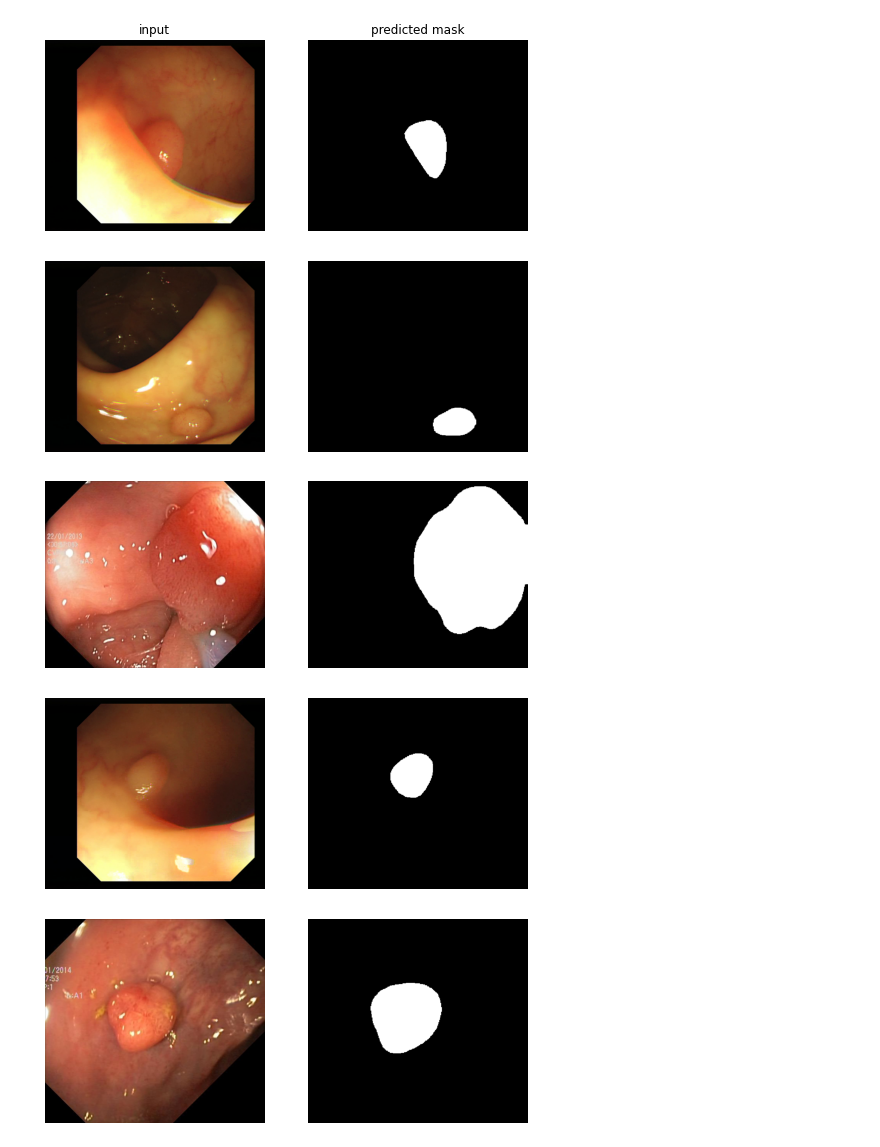
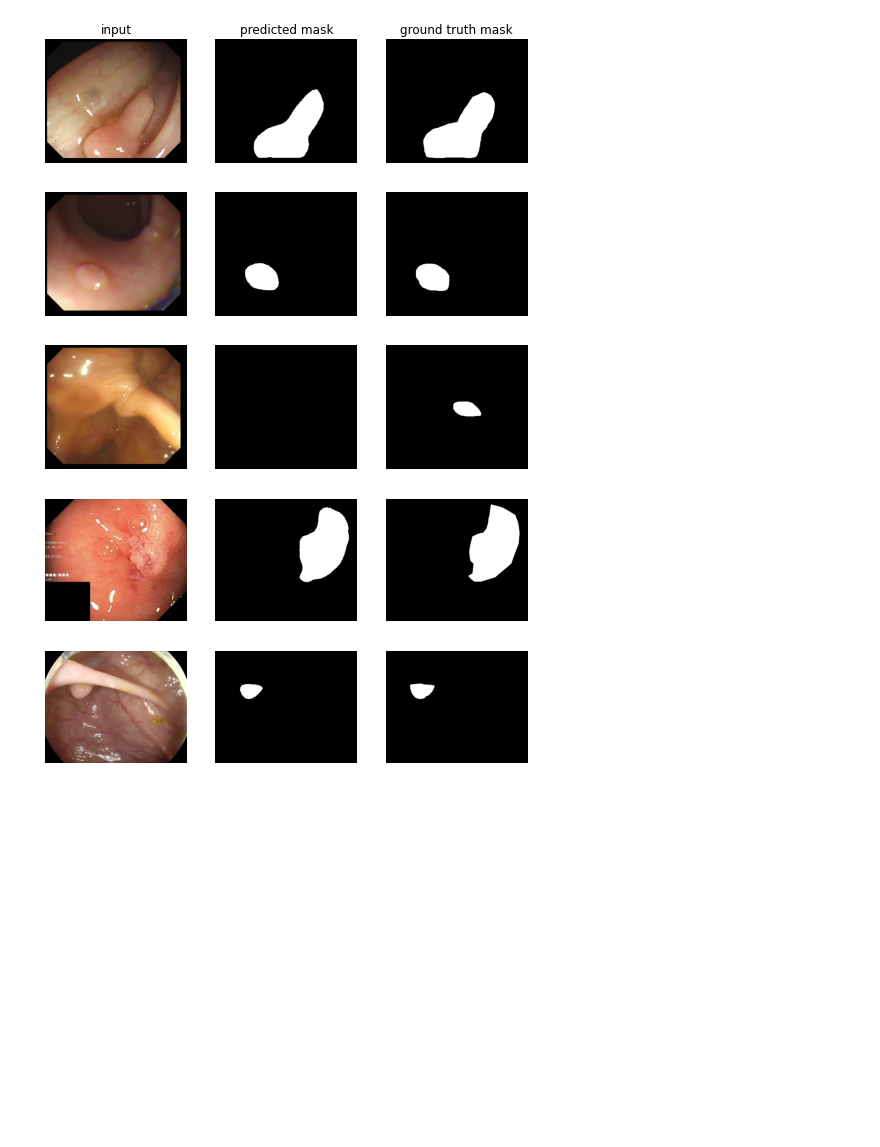
Before and after one commit to aangelopoulos/conformal-prediction, a Jupyter notebook: notebooks/tumor-segmentation.ipynb, the cells around one changed output. Saved outputs shown, nothing was run; the diff lists cells and outputs as text; code cells hidden in the pictures; blank space fills up the shorter version.

Commit message:
[finished tumor example]

```diff
--- a/notebooks/tumor-segmentation.ipynb
+++ b/notebooks/tumor-segmentation.ipynb
@@ -40,23 +40,25 @@ The empirical FNR is: 0.10283099578843091 and the threshold value is: 0.44889536
 # %%
 # Show some examples
-example_paths =os.listdir('../data/polyps/examples')
 for i in range(10):
-    rand_path = np.random.choice(example_paths)
-    img = imread('../data/polyps/examples/' + rand_path)
-    img_index = int(rand_path.split('.')[0])
-    predicted_mask = resize(sgmd[img_index] > 1-lamhat, (img.shape[0],img.shape[1]), anti_aliasing=False)
-    fig, axs = plt.subplots(1,2,figsize=(8.64,4.76))
+    rand_idx = np.random.choice(example_indexes)
+    img = imread('../data/polyps/examples/' + str(rand_idx) + '.jpg')
+    gt_mask = imread('../data/polyps/examples/' + str(rand_idx) + '_gt_mask.jpg')
+    predicted_mask = resize(sgmd[rand_idx] > 1-lamhat, (img.shape[0],img.shape[1]), anti_aliasing=False)
+    fig, axs = plt.subplots(1,3,figsize=(8.64,4.76))
     axs[0].imshow(img)
     axs[0].axis('off')
     axs[1].imshow(predicted_mask, cmap='gray')
     axs[1].axis('off')
+    axs[2].imshow(gt_mask, cmap='gray')
+    axs[2].axis('off')
     if i == 0:
         axs[0].set_title('input')
         axs[1].set_title('predicted mask')
+        axs[2].set_title('ground truth mask')
     plt.show()
 # %% [output]
-[figure, old version]
+[figure, new version]
-[figure, old version]
+[figure, new version]
-[figure, old version]
+[figure, new version]
-[figure, old version]
+[figure, new version]
-[figure, old version]
+[figure, new version]
```
Also changed, not shown: parts of 2 cells of this notebook, 2 other files.
